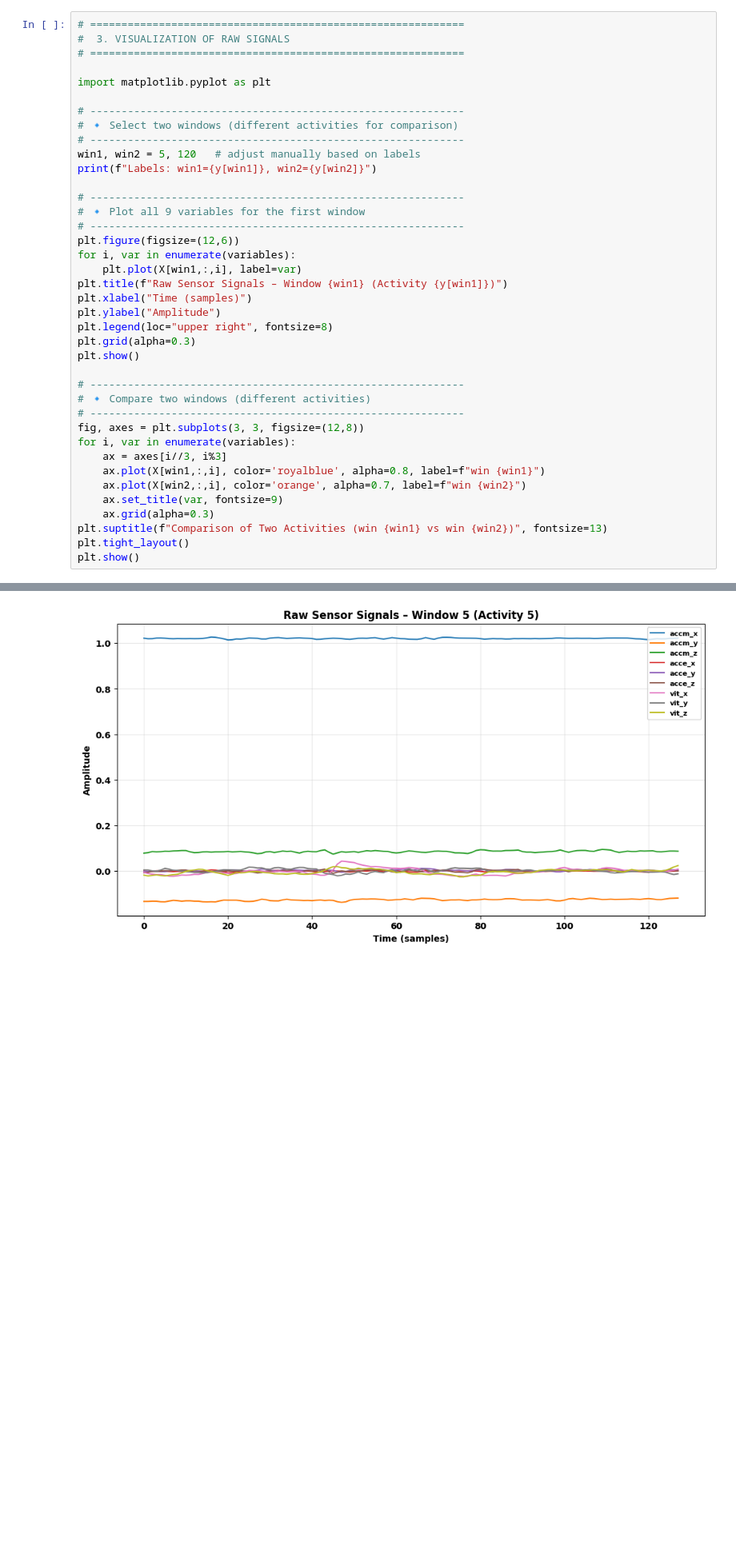
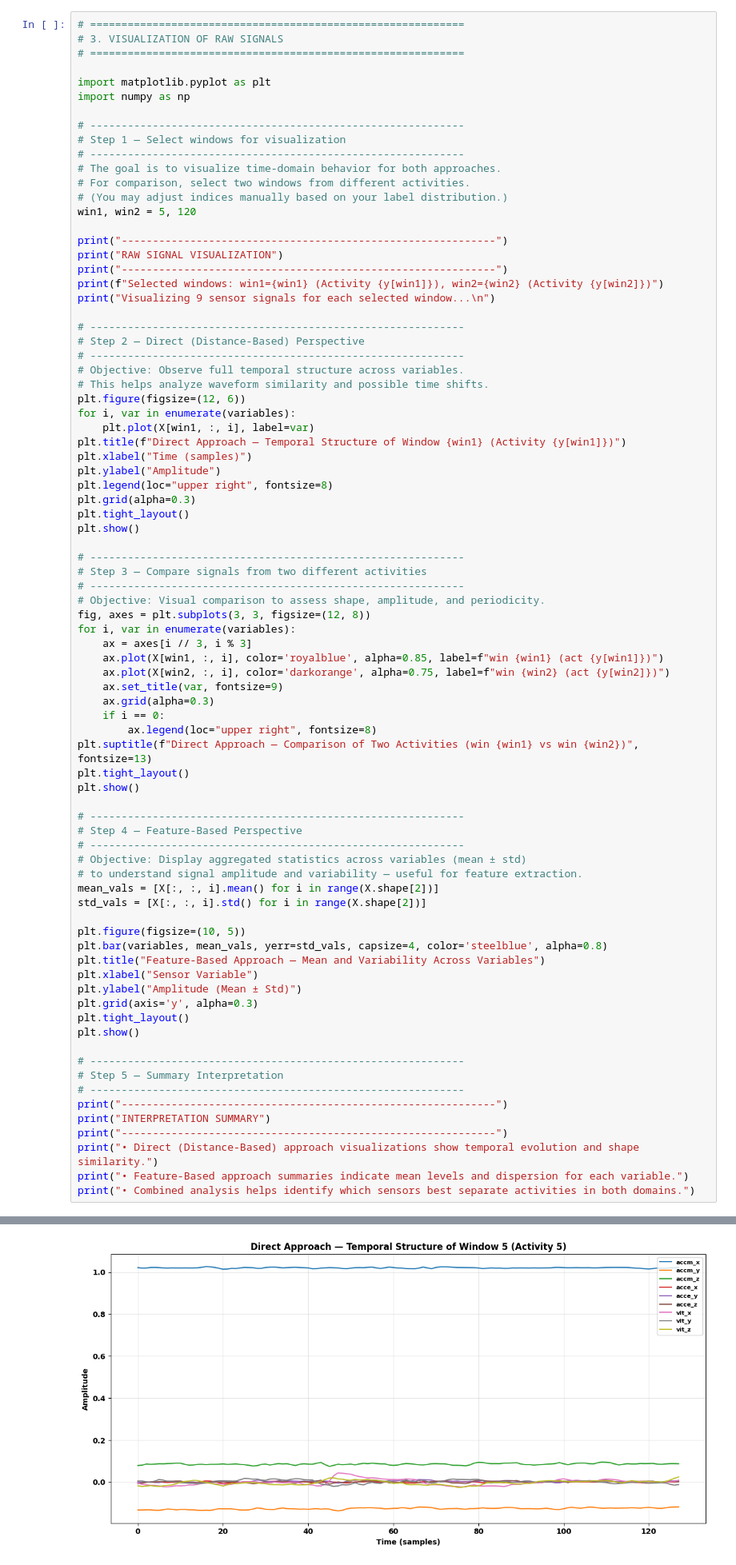
Before and after one commit to gackouhamady/HumanActivityRecognition, a Jupyter notebook: notebooks/EDA.ipynb, the cells around one changed output, grey strips where cells are left out. Shown at 80% size. Drawn from its saved outputs; the diff is of its cells as text; blank space fills up the shorter version.

```diff
--- a/notebooks/EDA.ipynb
+++ b/notebooks/EDA.ipynb
@@ -491,40 +414,82 @@ This helps identify differences in amplitude, periodicity, and signal stability
 # %%
 # ============================================================
-#  3. VISUALIZATION OF RAW SIGNALS
+# 3. VISUALIZATION OF RAW SIGNALS
 # ============================================================
 
 import matplotlib.pyplot as plt
+import numpy as np
 
 # ------------------------------------------------------------
-# 🔹 Select two windows (different activities for comparison)
+# Step 1 — Select windows for visualization
 # ------------------------------------------------------------
-win1, win2 = 5, 120   # adjust manually based on labels
-print(f"Labels: win1={y[win1]}, win2={y[win2]}")
+# The goal is to visualize time-domain behavior for both approaches.
+# For comparison, select two windows from different activities.
+# (You may adjust indices manually based on your label distribution.)
+win1, win2 = 5, 120
+
+print("------------------------------------------------------------")
+print("RAW SIGNAL VISUALIZATION")
+print("------------------------------------------------------------")
+print(f"Selected windows: win1={win1} (Activity {y[win1]}), win2={win2} (Activity {y[win2]})")
+print("Visualizing 9 sensor signals for each selected window...\n")
 
 # ------------------------------------------------------------
-# 🔹 Plot all 9 variables for the first window
+# Step 2 — Direct (Distance-Based) Perspective
 # ------------------------------------------------------------
-plt.figure(figsize=(12,6))
+# Objective: Observe full temporal structure across variables.
+# This helps analyze waveform similarity and possible time shifts.
+plt.figure(figsize=(12, 6))
 for i, var in enumerate(variables):
-    plt.plot(X[win1,:,i], label=var)
-plt.title(f"Raw Sensor Signals – Window {win1} (Activity {y[win1]})")
+    plt.plot(X[win1, :, i], label=var)
+plt.title(f"Direct Approach — Temporal Structure of Window {win1} (Activity {y[win1]})")
 plt.xlabel("Time (samples)")
 plt.ylabel("Amplitude")
 plt.legend(loc="upper right", fontsize=8)
 plt.grid(alpha=0.3)
+plt.tight_layout()
 plt.show()
 
 # ------------------------------------------------------------
-# 🔹 Compare two windows (different activities)
+# Step 3 — Compare signals from two different activities
 # ------------------------------------------------------------
-fig, axes = plt.subplots(3, 3, figsize=(12,8))
+# Objective: Visual comparison to assess shape, amplitude, and periodicity.
+fig, axes = plt.subplots(3, 3, figsize=(12, 8))
 for i, var in enumerate(variables):
-    ax = axes[i//3, i%3]
-    ax.plot(X[win1,:,i], color='royalblue', alpha=0.8, label=f"win {win1}")
-    ax.plot(X[win2,:,i], color='orange', alpha=0.7, label=f"win {win2}")
+    ax = axes[i // 3, i % 3]
+    ax.plot(X[win1, :, i], color='royalblue', alpha=0.85, label=f"win {win1} (act {y[win1]})")
+    ax.plot(X[win2, :, i], color='darkorange', alpha=0.75, label=f"win {win2} (act {y[win2]})")
     ax.set_title(var, fontsize=9)
     ax.grid(alpha=0.3)
-plt.suptitle(f"Comparison of Two Activities (win {win1} vs win {win2})", fontsize=13)
+    if i == 0:
+        ax.legend(loc="upper right", fontsize=8)
+plt.suptitle(f"Direct Approach — Comparison of Two Activities (win {win1} vs win {win2})", fontsize=13)
 plt.tight_layout()
 plt.show()
+
+# ------------------------------------------------------------
+# Step 4 — Feature-Based Perspective
+# ------------------------------------------------------------
+# Objective: Display aggregated statistics across variables (mean ± std)
+# to understand signal amplitude and variability — useful for feature extraction.
+mean_vals = [X[:, :, i].mean() for i in range(X.shape[2])]
+std_vals = [X[:, :, i].std() for i in range(X.shape[2])]
+
+plt.figure(figsize=(10, 5))
+plt.bar(variables, mean_vals, yerr=std_vals, capsize=4, color='steelblue', alpha=0.8)
+plt.title("Feature-Based Approach — Mean and Variability Across Variables")
+plt.xlabel("Sensor Variable")
+plt.ylabel("Amplitude (Mean ± Std)")
+plt.grid(axis='y', alpha=0.3)
+plt.tight_layout()
+plt.show()
+
+# ------------------------------------------------------------
+# Step 5 — Summary Interpretation
+# ------------------------------------------------------------
+print("------------------------------------------------------------")
+print("INTERPRETATION SUMMARY")
+print("------------------------------------------------------------")
+print("• Direct (Distance-Based) approach visualizations show temporal evolution and shape similarity.")
+print("• Feature-Based approach summaries indicate mean levels and dispersion for each variable.")
+print("• Combined analysis helps identify which sensors best separate activities in both domains.")
 # %% [output]
@@ -532 +501 @@ Labels: win1=5, win2=1
-[figure, old version]
+[figure, new version]
```
Also changed, not shown: parts of 25 cells of this notebook, 21 other files.
